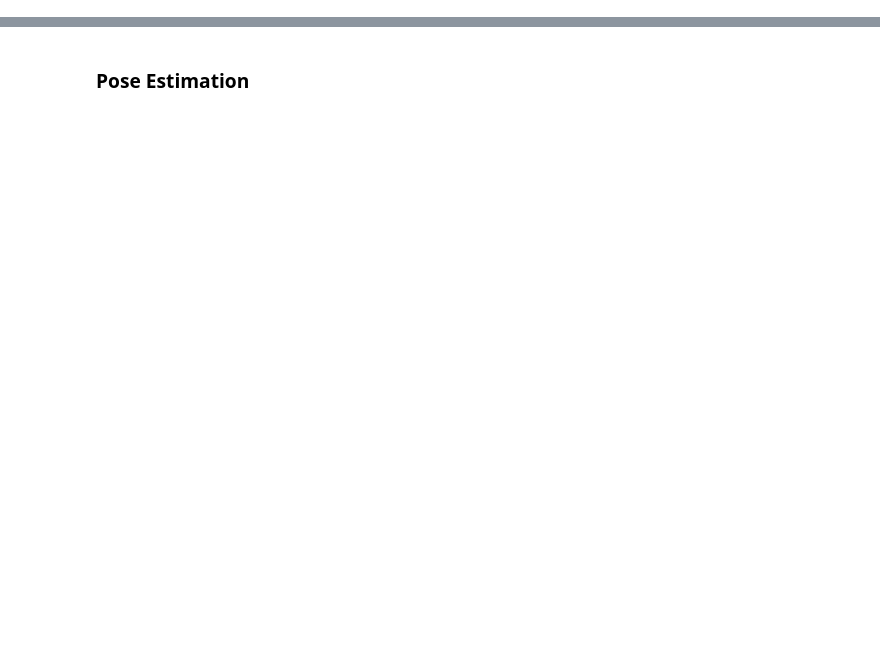
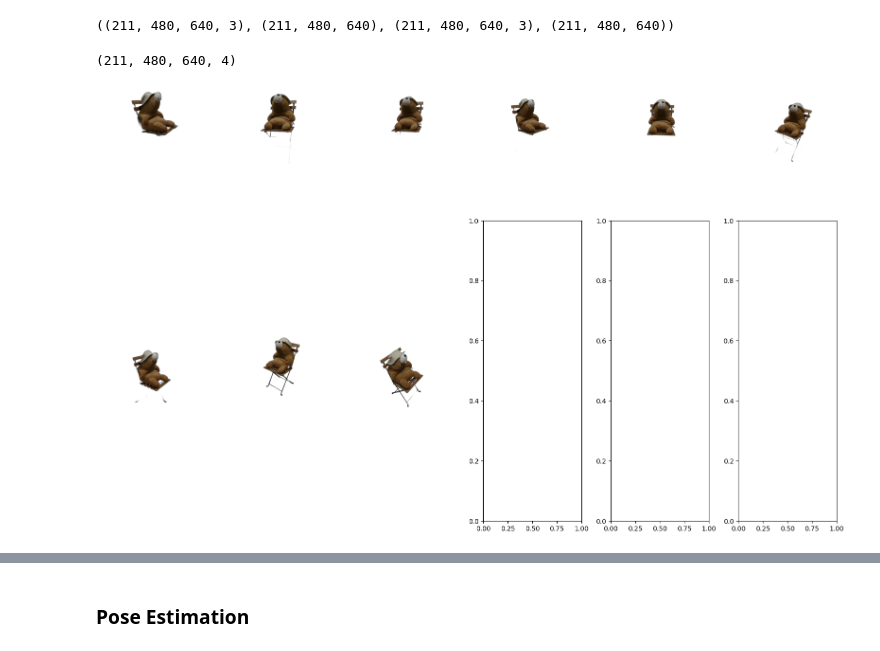
Before and after one commit to JasonTang99/point-nerf-coarse-depth, a Jupyter notebook: pose.ipynb, the cells around one changed output, grey strips where cells are left out. Saved outputs shown, nothing was run; the diff lists cells and outputs as text; code cells hidden in the pictures; blank space fills up the shorter version.

```diff
--- a/pose.ipynb
+++ b/pose.ipynb
@@ -45,11 +43,17 @@ kwargs = dict(
     up=[0, 1.0, 0],
 )
 
-data_name = "books_2"
+# data_name = "books_2"
+data_name = "bear"
+
 data_name_raw = data_name.split("_")[0]
-data_folder = f"data/{data_name}/"
+data_folder = f"data/{data_name}"
 
-color_fp = os.path.join(data_folder, "color.npy")
-depth_fp = os.path.join(data_folder, "depth.npy")
-color_single_fp = os.path.join(data_folder, "color_single.npy")
-depth_single_fp = os.path.join(data_folder, "depth_single.npy")
+# mkdir imgs, npys, plys, plys_final
+for folder in ["imgs", "npys", "plys", "plys_final"]:
+    os.makedirs(os.path.join(data_folder, folder), exist_ok=True)
+
+color_fp = os.path.join(data_folder, "npys/color.npy")
+depth_fp = os.path.join(data_folder, "npys/depth.npy")
+color_single_fp = os.path.join(data_folder, "npys/color_single.npy")
+depth_single_fp = os.path.join(data_folder, "npys/depth_single.npy")
@@ -55,0 +74,61 @@ depth_single_fp = os.path.join(data_folder, "depth_single.npy")
+# %%
+# Load/Process Data
+def get_imgs(color_fp, depth_fp, start_idx, end_idx, align=True):
+    if os.path.exists(color_fp) and os.path.exists(depth_fp):
+        color_imgs = np.load(color_fp)
+        depth_imgs = np.load(depth_fp)
+    else:
+        color_imgs = []
+        depth_imgs = []
+        fps = sorted(glob.glob(f'{data_folder}/bags/*.bag'))
+        for i, fp in enumerate(fps):
+            if not os.path.exists(fp):
+                continue
+            if i % 10 == 0:
+                print(f"Processing bag {i+1}/{len(fps)} {fp}")
+            color_img, depth_img = get_images(
+                start_idx=start_idx,
+                end_idx=end_idx,
+                bag_fp=fp,
+                align=align,
+                median=True
+            )
+            color_imgs.append(color_img)
+            depth_imgs.append(depth_img)
+        color_imgs = np.stack(color_imgs)
+        depth_imgs = np.stack(depth_imgs)
+        np.save(color_fp, color_imgs)
+        np.save(depth_fp, depth_imgs)
+
+    # Depth to meters
+    depth_imgs = depth_imgs.astype(np.float32) / 1000.0
+    return color_imgs, depth_imgs
+
+color_imgs, depth_imgs = get_imgs(color_fp, depth_fp, 0, 30)
+color_imgs_single, depth_imgs_single = get_imgs(
+    color_single_fp, depth_single_fp, 5, 6)
+
+color_imgs.shape, depth_imgs.shape, color_imgs_single.shape, depth_imgs_single.shape
+# %% [output]
+((211, 480, 640, 3), (211, 480, 640), (211, 480, 640, 3), (211, 480, 640))
+# %%
+# Remove background
+save_dir = os.path.join(data_folder, "npys/color_nobg.npy")
+
+if not os.path.exists(save_dir):
+    color_imgs_nobg = []
+    for i in tqdm(range(len(color_imgs))):
+        color_img = color_imgs[i]
+        color_img_nobg = remove(color_img)
+        color_imgs_nobg.append(color_img_nobg)
+    color_imgs_nobg = np.stack(color_imgs_nobg)
+    np.save(save_dir, color_imgs_nobg)
+else:
+    color_imgs_nobg = np.load(save_dir)
+color_imgs_nobg.shape
+# %% [output]
+(211, 480, 640, 4)
+# %%
+show_imgs(color_imgs_nobg[::24], width=6)
+# %% [output]
+[figure, added]
```
Also changed, not shown: parts of 82 cells of this notebook, 2 other files.
